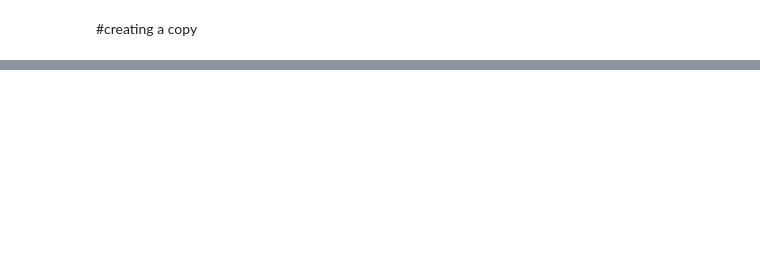
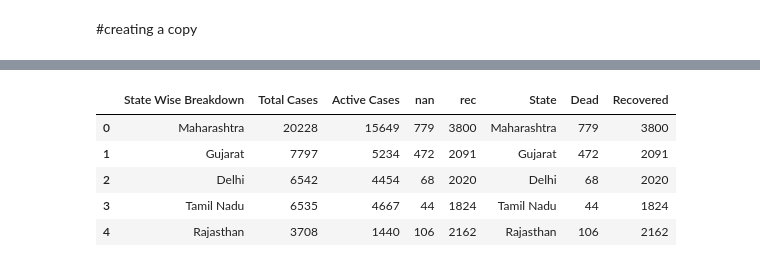
Before and after one commit to akhil-gali/dataScience_practice, a Jupyter notebook: Numpy_practice.ipynb, the cells around one changed output, grey strips where cells are left out. Cells and saved outputs as stored; diff of their text form; code cells hidden in the pictures; blank space fills up the shorter version.

```diff
--- a/Numpy_practice.ipynb
+++ b/Numpy_practice.ipynb
@@ -392,6 +394,4 @@ covid_stats
 | 34 | Total | 62808 | 41432 | 2101 | 19275 |
 # %%
 covid_stats_copy = covid_stats.copy()  #copying the csv file
+covid_stats_copy = covid_stats_copy[:-1] #removed the total
-# %%
-covid_stats_copy =covid_stats_copy[0:34]  #Removing the last row.. Ie, total row from the given csv
-covid_stats_copy
@@ -415,0 +407,11 @@ covid_stats_copy
+# %%
+covid_stats_copy[['State','Dead','Recovered']] = covid_stats_copy[['State Wise Breakdown','nan','rec']] #copying  the columns and adding them to Dataframe
+# %%
+covid_stats_copy.head()
+# %% [output]
+|  | State Wise Breakdown | Total Cases | Active Cases | nan | rec | State | Dead | Recovered |
+| 0 | Maharashtra | 20228 | 15649 | 779 | 3800 | Maharashtra | 779 | 3800 |
+| 1 | Gujarat | 7797 | 5234 | 472 | 2091 | Gujarat | 472 | 2091 |
+| 2 | Delhi | 6542 | 4454 | 68 | 2020 | Delhi | 68 | 2020 |
+| 3 | Tamil Nadu | 6535 | 4667 | 44 | 1824 | Tamil Nadu | 44 | 1824 |
+| 4 | Rajasthan | 3708 | 1440 | 106 | 2162 | Rajasthan | 106 | 2162 |
```
Also changed, not shown: parts of 41 cells of this notebook.
